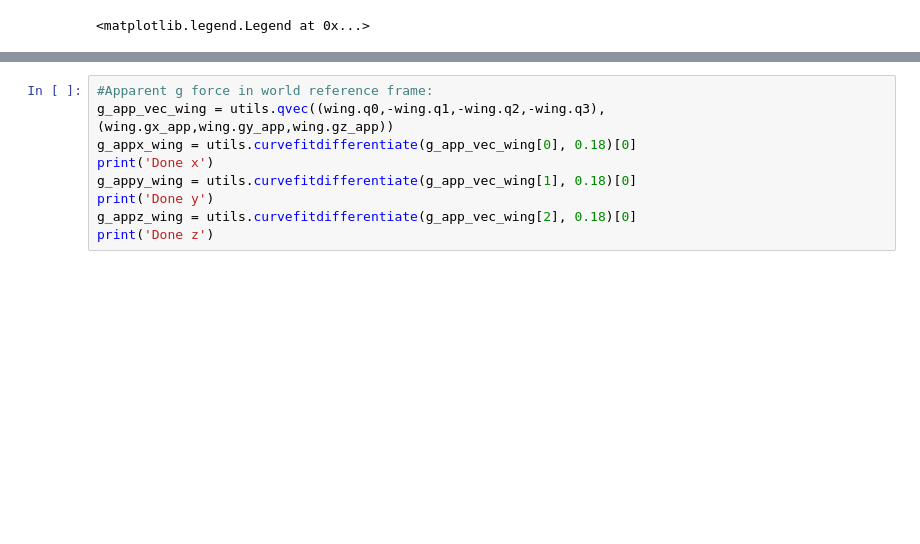
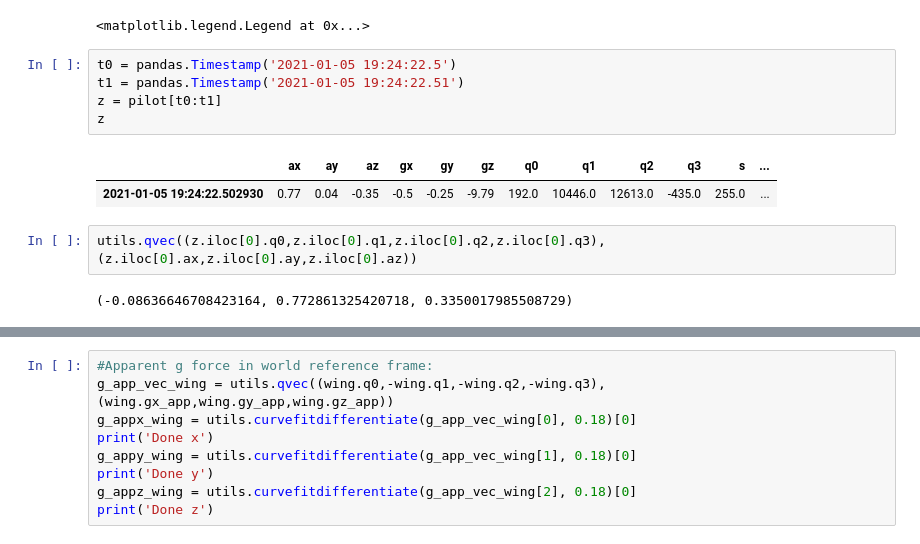
Before and after one commit to goatchurchprime/RTK_on_the_beach, a Jupyter notebook: notebooks/brandished_pendulum.ipynb, the cells around one changed output, grey strips where cells are left out. Saved outputs shown, nothing was run; the diff lists cells and outputs as text; blank space fills up the shorter version.

```diff
--- a/notebooks/brandished_pendulum.ipynb
+++ b/notebooks/brandished_pendulum.ipynb
@@ -53,3 +53,15 @@ plt.legend()
 [interactive output not drawn]
 [interactive output not drawn]
 <matplotlib.legend.Legend at 0x...>
+# %%
+t0 = pandas.Timestamp('2021-01-05 19:24:22.5')
+t1 = pandas.Timestamp('2021-01-05 19:24:22.51')
+z = pilot[t0:t1]
+z
+# %% [output]
+|  | ax | ay | az | gx | gy | gz | q0 | q1 | q2 | q3 | s | ... |
+| 2021-01-05 19:24:22.502930 | 0.77 | 0.04 | -0.35 | -0.5 | -0.25 | -9.79 | 192.0 | 10446.0 | 12613.0 | -435.0 | 255.0 | ... |
+# %%
+utils.qvec((z.iloc[0].q0,z.iloc[0].q1,z.iloc[0].q2,z.iloc[0].q3),(z.iloc[0].ax,z.iloc[0].ay,z.iloc[0].az))
+# %% [output]
+(-0.08636646708423164, 0.772861325420718, 0.3350017985508729)
```
Also changed, not shown: parts of 18 cells of this notebook, 1 other file.
